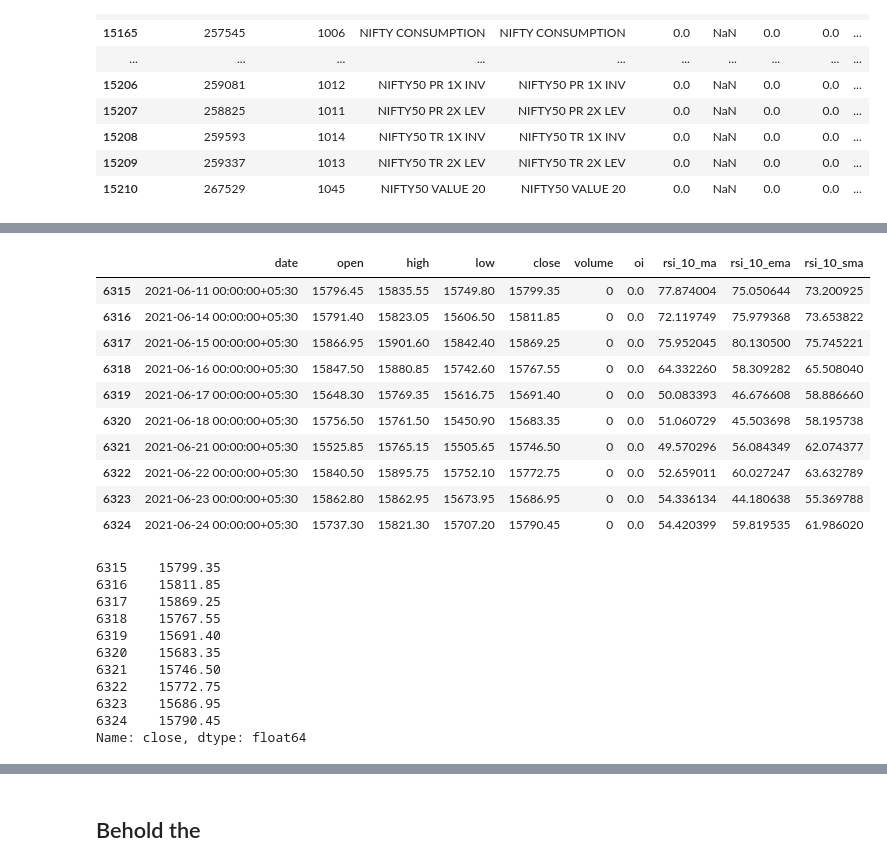
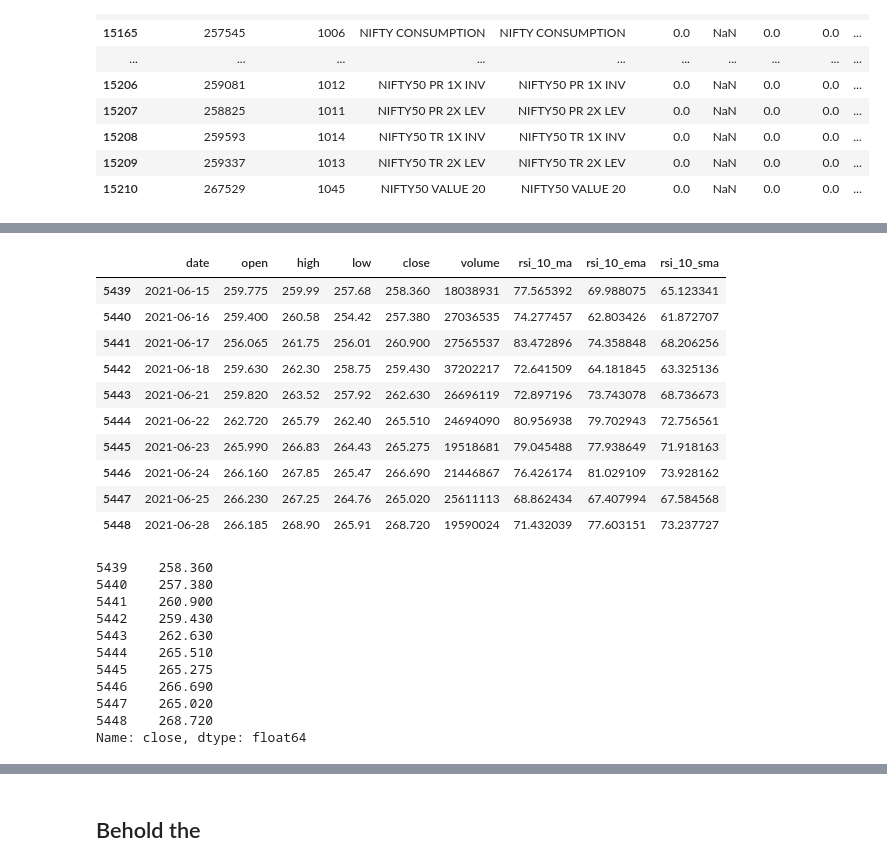
Before and after one commit to binarysentient/bsstonks, a Jupyter notebook: kite_historical_backtest_experiment.ipynb, the cells around one changed output, grey strips where cells are left out. Drawn from its saved outputs; the diff is of its cells as text; code cells hidden in the pictures.

```diff
--- a/kite_historical_backtest_experiment.ipynb
+++ b/kite_historical_backtest_experiment.ipynb
@@ -119,0 +108,20 @@ df_nifty_50_day
+# %%
+# df_nifty_50_5min = pd.read_csv("input/kite_historical/256265_NIFTY 50_EQ_INDICES_NSE_5minute.csv")
+# df_nifty_50_5min
+import pandas as pd
+from os import listdir
+
+directory = '../../data/refined_snp_500/reversed'
+dataframe = []
+for f in listdir(directory):
+    dataframe.append({'filename':f})
+
+dataframe = pd.DataFrame(dataframe)
+
+dataframe
+
+df_msft_50_day = pd.read_csv("../../data/refined_snp_500/reversed/MSFT.csv")
+# if df_msft_50_day['date'].iloc[0] > df_msft_50_day['date'].iloc[1]:
+#     df_msft_50_day = df_msft_50_day.iloc[::-1]
+#     df_msft_50_day = df_msft_50_day.reindex(index=df_msft_50_day.index[::-1])
+df_msft_50_day
@@ -134,7 +156,7 @@ current time in tz 2021-06-28 21:13:15.662219+01:30
 # %%
-df_nifty_50_day = pd.read_csv("input/kite_historical/256265_NIFTY 50_EQ_INDICES_NSE_day.csv")
-df_nifty_50_day
-
+# df_nifty_50_day = pd.read_csv("input/kite_historical/256265_NIFTY 50_EQ_INDICES_NSE_day.csv")
+# df_nifty_50_day
+# df_msft_50_day
 class INDICATORS:
     MOVING_AVERAGE = "ma"
     RELATIVE_STRENGTH_INDEX = "rsi"
@@ -232,58 +254,58 @@ class INDICATORS:
                 return df[column_selector]
 
             # EMA
             if indicator_name == INDICATORS.EXPONENTIAL_MOVING_AVERAGE:
                 the_params_dict = INDICATORS.get_exponential_moving_average_params(indicator_params_dict)
 
                 column_selector = the_params_dict['unique_selector']
                 if column_selector not in df.columns:
                     df[column_selector] = INDICATORS.get_exponential_moving_average_indicator(df, length=the_params_dict['length'], source=the_params_dict['source'])
 
                 return df[column_selector]
 
             # RSI
             if indicator_name == INDICATORS.RELATIVE_STRENGTH_INDEX:
                 the_params_dict = INDICATORS.get_rsi_params(indicator_params_dict)
 
                 column_selector = the_params_dict['unique_selector']
                 if column_selector not in df.columns:
                     df[column_selector] = INDICATORS.get_rsi_indicator(df, length=the_params_dict['length'], mean_function=indicator_params_dict['mean_function'])
 
                 return df[column_selector]
 
         return get_indicator_func
 
 
-indicator_func = INDICATORS.create_get_indicator_func(df_nifty_50_day)
+indicator_func = INDICATORS.create_get_indicator_func(df_msft_50_day)
 indicator_func('rsi', {'length':10,'mean_function':'ma'})
 indicator_func('rsi', {'length':10,'mean_function':'ema'})
 # indicator_func('rsi', {'length':10,'mean_function':'sma'})
 indicator_func('rsi', {'length':10}) #default is sma
-df_nifty_50_day.tail(10)
+df_msft_50_day.tail(10)
 # %% [output]
-|  | date | open | high | low | close | volume | oi | rsi_10_ma | rsi_10_ema | rsi_10_sma |
-| 6315 | 2021-06-11 00:00:00+05:30 | 15796.45 | 15835.55 | 15749.80 | 15799.35 | 0 | 0.0 | 77.874004 | 75.050644 | 73.200925 |
-| 6316 | 2021-06-14 00:00:00+05:30 | 15791.40 | 15823.05 | 15606.50 | 15811.85 | 0 | 0.0 | 72.119749 | 75.979368 | 73.653822 |
-| 6317 | 2021-06-15 00:00:00+05:30 | 15866.95 | 15901.60 | 15842.40 | 15869.25 | 0 | 0.0 | 75.952045 | 80.130500 | 75.745221 |
-| 6318 | 2021-06-16 00:00:00+05:30 | 15847.50 | 15880.85 | 15742.60 | 15767.55 | 0 | 0.0 | 64.332260 | 58.309282 | 65.508040 |
-| 6319 | 2021-06-17 00:00:00+05:30 | 15648.30 | 15769.35 | 15616.75 | 15691.40 | 0 | 0.0 | 50.083393 | 46.676608 | 58.886660 |
-| 6320 | 2021-06-18 00:00:00+05:30 | 15756.50 | 15761.50 | 15450.90 | 15683.35 | 0 | 0.0 | 51.060729 | 45.503698 | 58.195738 |
-| 6321 | 2021-06-21 00:00:00+05:30 | 15525.85 | 15765.15 | 15505.65 | 15746.50 | 0 | 0.0 | 49.570296 | 56.084349 | 62.074377 |
-| 6322 | 2021-06-22 00:00:00+05:30 | 15840.50 | 15895.75 | 15752.10 | 15772.75 | 0 | 0.0 | 52.659011 | 60.027247 | 63.632789 |
-| 6323 | 2021-06-23 00:00:00+05:30 | 15862.80 | 15862.95 | 15673.95 | 15686.95 | 0 | 0.0 | 54.336134 | 44.180638 | 55.369788 |
-| 6324 | 2021-06-24 00:00:00+05:30 | 15737.30 | 15821.30 | 15707.20 | 15790.45 | 0 | 0.0 | 54.420399 | 59.819535 | 61.986020 |
+|  | date | open | high | low | close | volume | rsi_10_ma | rsi_10_ema | rsi_10_sma |
+| 5439 | 2021-06-15 | 259.775 | 259.99 | 257.68 | 258.360 | 18038931 | 77.565392 | 69.988075 | 65.123341 |
+| 5440 | 2021-06-16 | 259.400 | 260.58 | 254.42 | 257.380 | 27036535 | 74.277457 | 62.803426 | 61.872707 |
+| 5441 | 2021-06-17 | 256.065 | 261.75 | 256.01 | 260.900 | 27565537 | 83.472896 | 74.358848 | 68.206256 |
+| 5442 | 2021-06-18 | 259.630 | 262.30 | 258.75 | 259.430 | 37202217 | 72.641509 | 64.181845 | 63.325136 |
+| 5443 | 2021-06-21 | 259.820 | 263.52 | 257.92 | 262.630 | 26696119 | 72.897196 | 73.743078 | 68.736673 |
+| 5444 | 2021-06-22 | 262.720 | 265.79 | 262.40 | 265.510 | 24694090 | 80.956938 | 79.702943 | 72.756561 |
+| 5445 | 2021-06-23 | 265.990 | 266.83 | 264.43 | 265.275 | 19518681 | 79.045488 | 77.938649 | 71.918163 |
+| 5446 | 2021-06-24 | 266.160 | 267.85 | 265.47 | 266.690 | 21446867 | 76.426174 | 81.029109 | 73.928162 |
+| 5447 | 2021-06-25 | 266.230 | 267.25 | 264.76 | 265.020 | 25611113 | 68.862434 | 67.407994 | 67.584568 |
+| 5448 | 2021-06-28 | 266.185 | 268.90 | 265.91 | 268.720 | 19590024 | 71.432039 | 77.603151 | 73.237727 |
 # %%
 indicator_func('close').tail(10)
 # %% [output]
-6315    15799.35
-6316    15811.85
-6317    15869.25
-6318    15767.55
-6319    15691.40
-6320    15683.35
-6321    15746.50
-6322    15772.75
-6323    15686.95
-6324    15790.45
+5439    258.360
+5440    257.380
+5441    260.900
+5442    259.430
+5443    262.630
+5444    265.510
+5445    265.275
+5446    266.690
+5447    265.020
+5448    268.720
 Name: close, dtype: float64
 # %%
```
Also changed, not shown: parts of 11 cells of this notebook, 3 other files.
